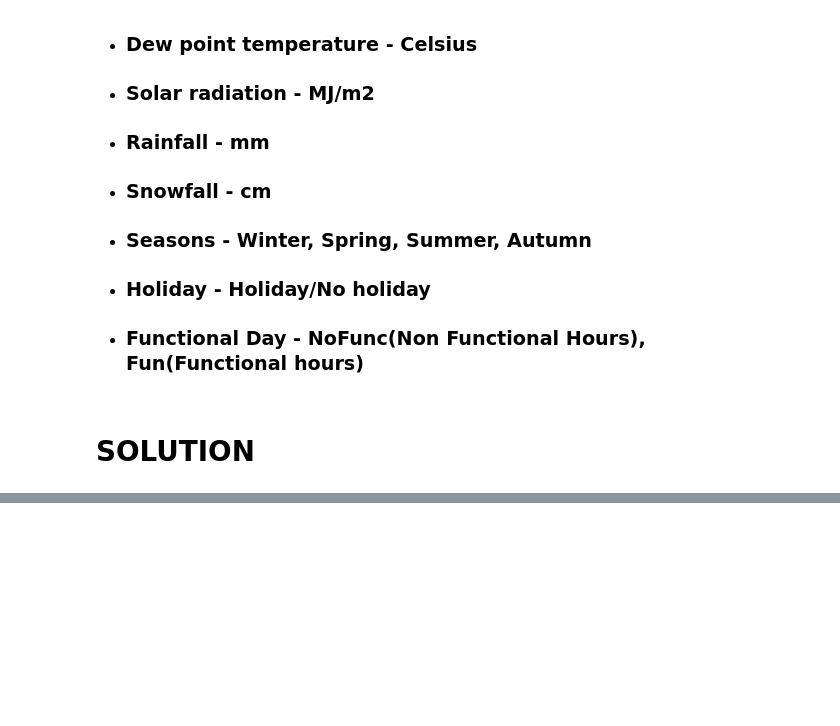
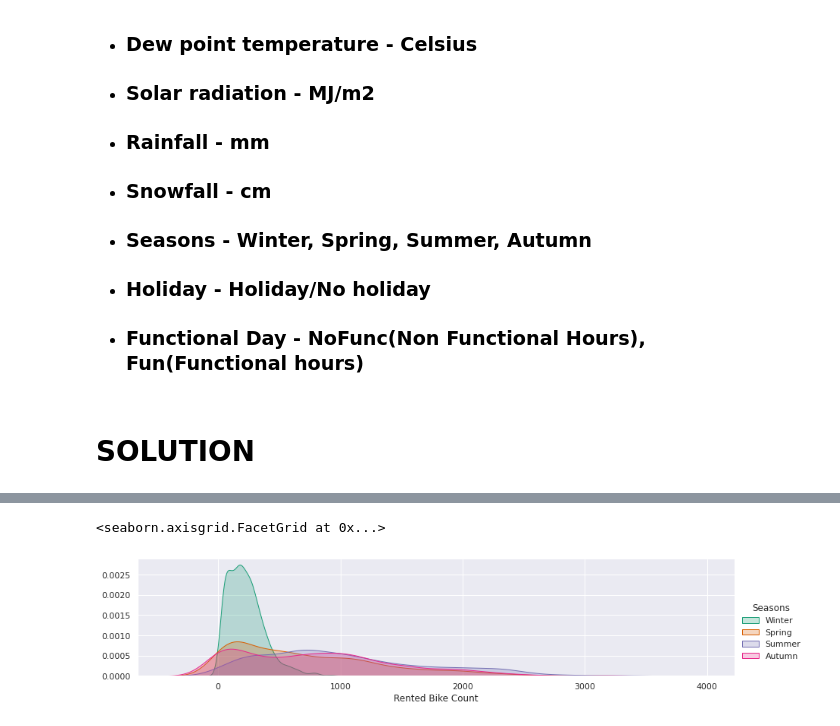
Before and after one commit to NayanaPradeep/Bike_Sharing_Demand, a Jupyter notebook: Bike_Sharing_Demand_Prediction_Capstone_Project.ipynb, the cells around one changed output, grey strips where cells are left out. Cells and saved outputs as stored; diff of their text form; code cells hidden in the pictures; blank space fills up the shorter version.

```diff
--- a/Bike_Sharing_Demand_Prediction_Capstone_Project.ipynb
+++ b/Bike_Sharing_Demand_Prediction_Capstone_Project.ipynb
@@ -232,0 +285,9 @@ plt.show()
+# %%
+#Plot to find the rented bike count for each season
+sns.set_palette("Dark2")
+fig = sns.FacetGrid(bikedata_df, hue='Seasons', aspect=4)
+fig.map(sns.kdeplot, 'Rented Bike Count', shade=True)
+fig.add_legend()
+# %% [output]
+<seaborn.axisgrid.FacetGrid at 0x...>
+[figure, added]
```
Also changed, not shown: parts of 49 cells of this notebook.
